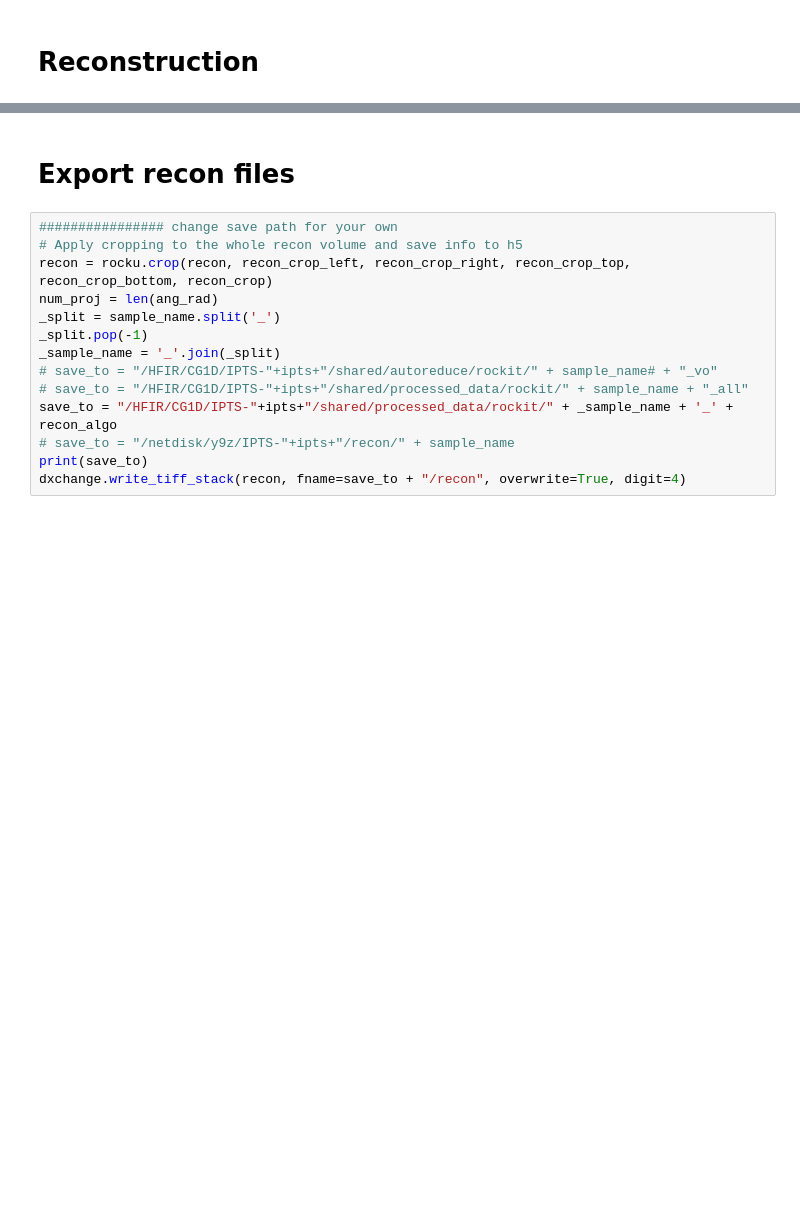
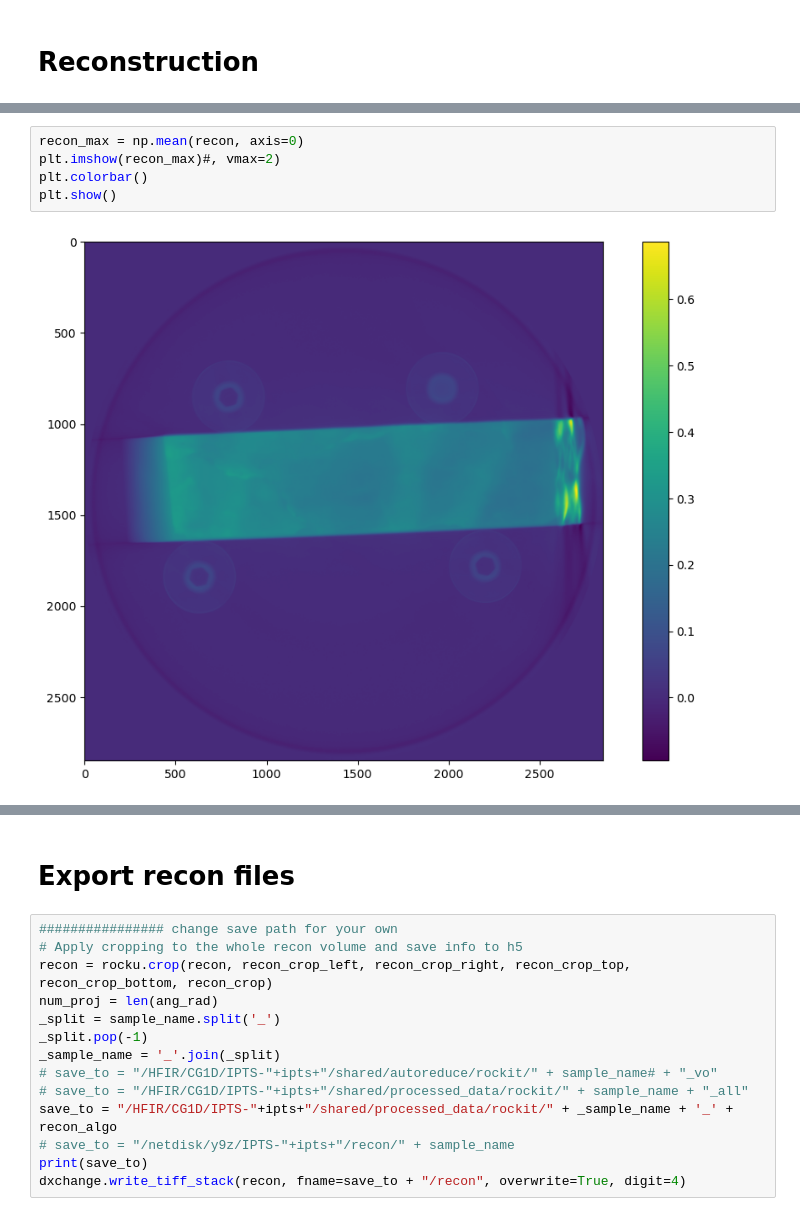
Before and after one commit to zhangy6x/research_stuff, a Jupyter notebook: jupyter_notebooks/norm_recon/rockit_load_h5_to_recon.ipynb, the cells around one changed output, grey strips where cells are left out. Drawn from its saved outputs; the diff is of its cells as text; blank space fills up the shorter version.

```diff
--- a/jupyter_notebooks/norm_recon/rockit_load_h5_to_recon.ipynb
+++ b/jupyter_notebooks/norm_recon/rockit_load_h5_to_recon.ipynb
@@ -247,0 +232,7 @@ Time cost 107 min
+# %%
+recon_max = np.mean(recon, axis=0)
+plt.imshow(recon_max)#, vmax=2)
+plt.colorbar()
+plt.show()
+# %% [output]
+[figure, added]
```
Also changed, not shown: parts of 12 cells of this notebook, 9 other files.
